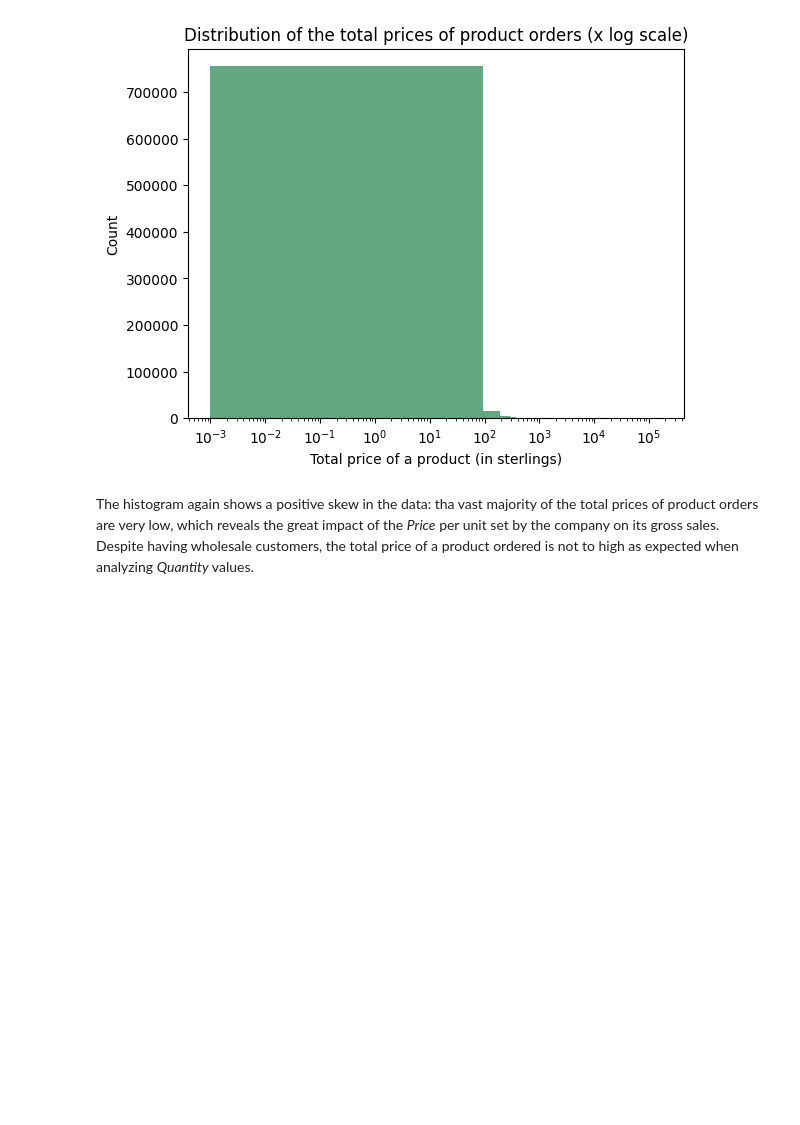
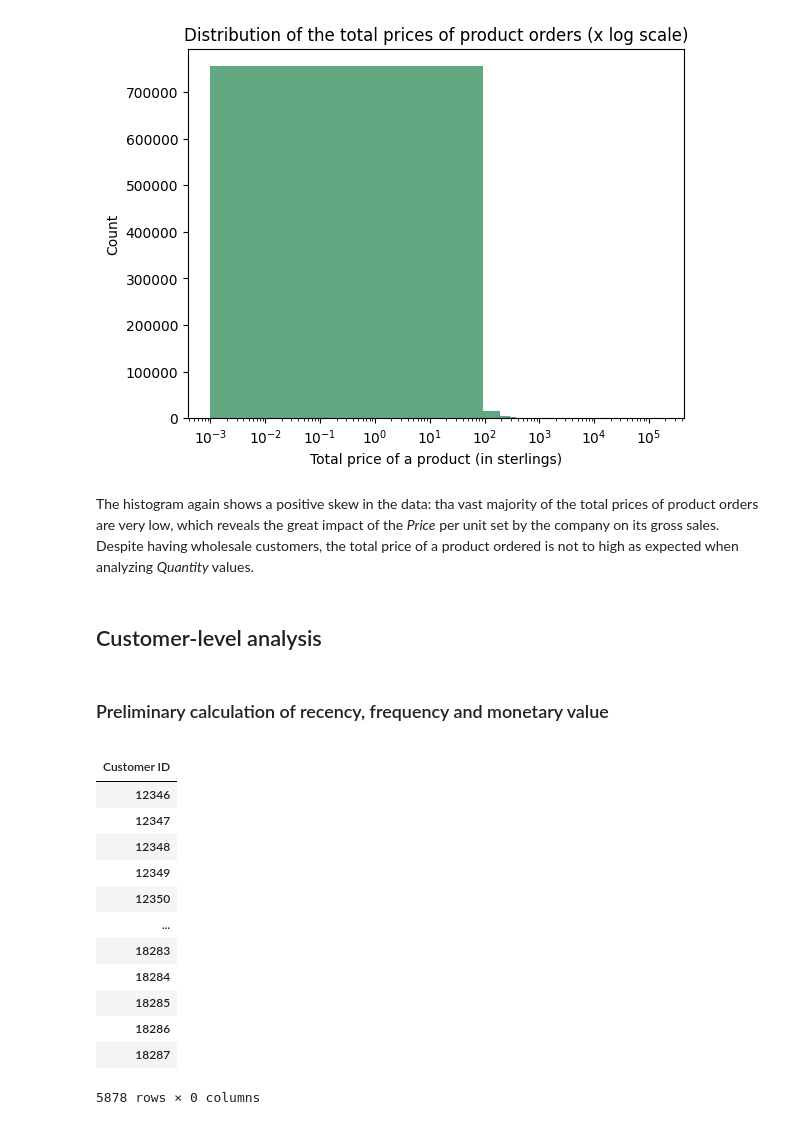
Before and after one commit to AmaKings9/online-retail-customer-analysis, a Jupyter notebook: notebooks/03_eda.ipynb, the cells around one changed output. Drawn from its saved outputs; the diff is of its cells as text; code cells hidden in the pictures; blank space fills up the shorter version.

Commit message:
Add rfm dataframe setup for eda calculation

```diff
--- a/notebooks/03_eda.ipynb
+++ b/notebooks/03_eda.ipynb
@@ -204,3 +204,28 @@ plt.show()
 [figure]
 # %% [markdown]
 The histogram again shows a positive skew in the data: tha vast majority of the total prices of product orders are very low, which reveals the great impact of the _Price_ per unit set by the company on its gross sales. Despite having wholesale customers, the total price of a product ordered is not to high as expected when analyzing _Quantity_ values.
+# %% [markdown]
+## Customer-level analysis
+# %% [markdown]
+### Preliminary calculation of recency, frequency and monetary value
+# %%
+df_rfm_metrics = pd.DataFrame()
+df_rfm_metrics['Customer ID'] = np.sort(df['Customer ID'].unique())
+
+df_rfm_metrics.set_index('Customer ID', inplace=True)
+df_rfm_metrics
+# %% [output]
+|  |
+| Customer ID |
+| 12346 |
+| 12347 |
+| 12348 |
+| 12349 |
+| 12350 |
+| ... |
+| 18283 |
+| 18284 |
+| 18285 |
+| 18286 |
+| 18287 |
+5878 rows × 0 columns
```
